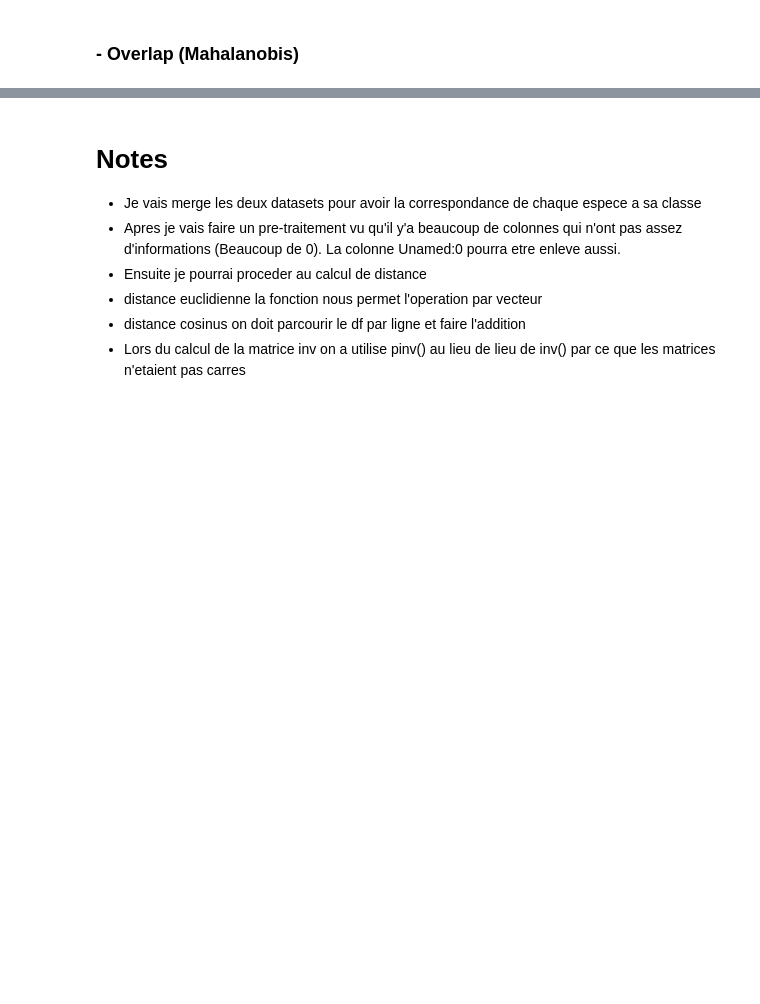
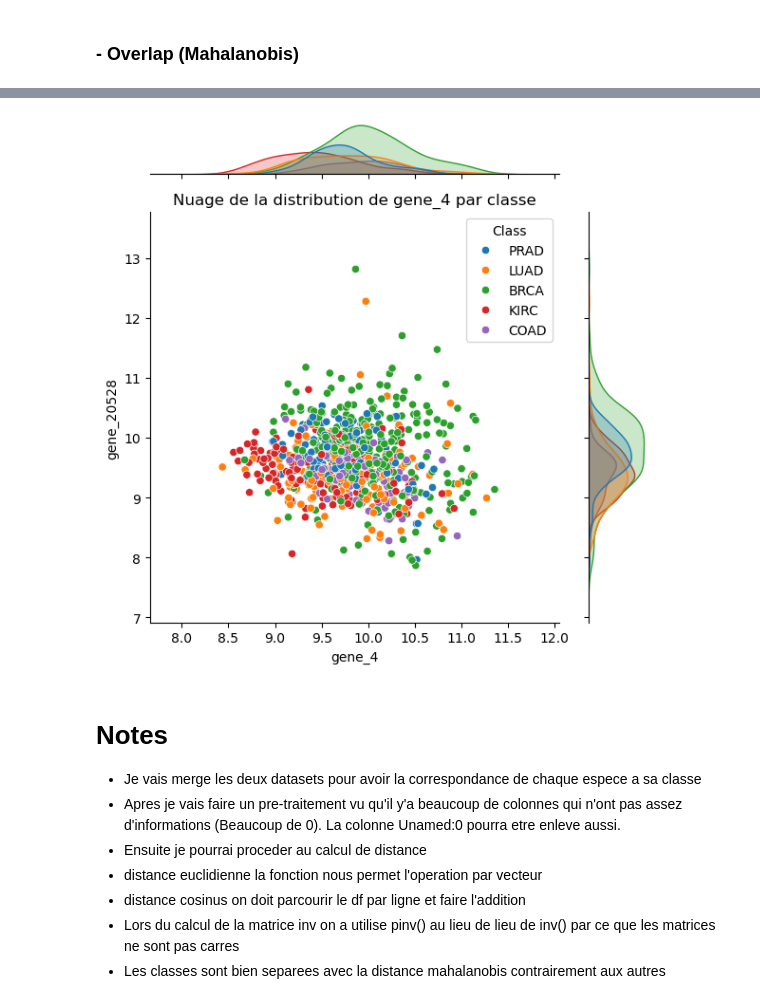
Before and after one commit to AmadouSelleNdiaye/Comprehension-et-visualisation-des-donnees, a Jupyter notebook: TP1_Code_NDIAYE_ALABANI.ipynb, the cells around one changed output, grey strips where cells are left out. Cells and saved outputs as stored; diff of their text form; code cells hidden in the pictures; blank space fills up the shorter version.

Commit message:
Continuation Visualition

```diff
--- a/TP1_Code_NDIAYE_ALABANI.ipynb
+++ b/TP1_Code_NDIAYE_ALABANI.ipynb
@@ -444,0 +511,9 @@ les classes KIRC - COAD sont bien separees.
+# %%
+#Nuage de points
+
+sns.jointplot(data=df_filtree, x="gene_4", y="gene_20528", hue="Class")
+plt.title("Nuage de la distribution de gene_4 par classe")
+plt.tight_layout()
+plt.show()
+# %% [output]
+[figure, added]
@@ -450,4 +534,5 @@ les classes KIRC - COAD sont bien separees.
 - Ensuite je pourrai proceder au calcul de distance
 - distance euclidienne la fonction nous permet l'operation par vecteur
 - distance cosinus on doit parcourir le df par ligne et faire l'addition
-- Lors du calcul de la matrice inv on a utilise pinv() au lieu de lieu de inv() par ce que les matrices n'etaient pas carres
+- Lors du calcul de la matrice inv on a utilise pinv() au lieu de lieu de inv() par ce que les matrices ne sont pas carres
+- Les classes sont bien separees avec la distance mahalanobis contrairement aux autres
```
Also changed, not shown: parts of 14 cells of this notebook.
